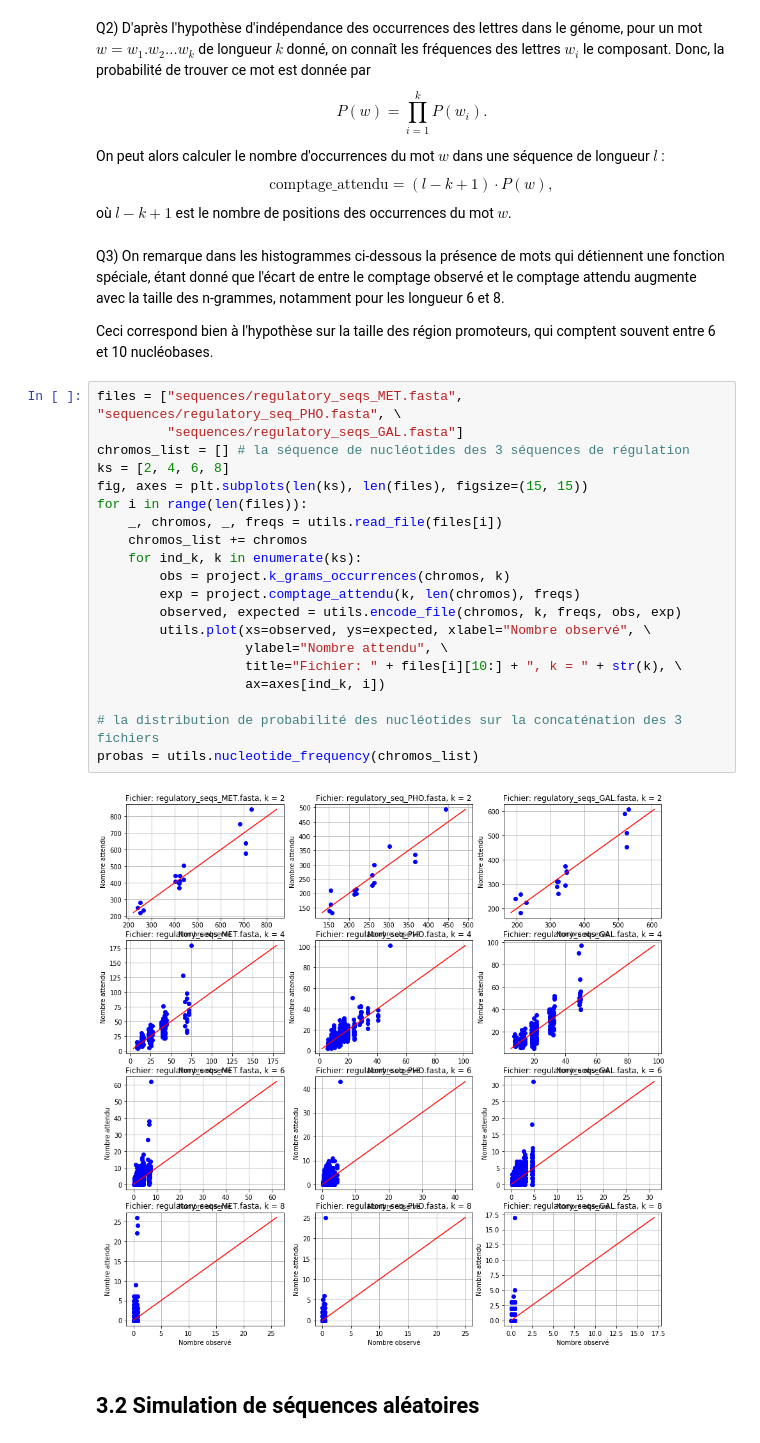
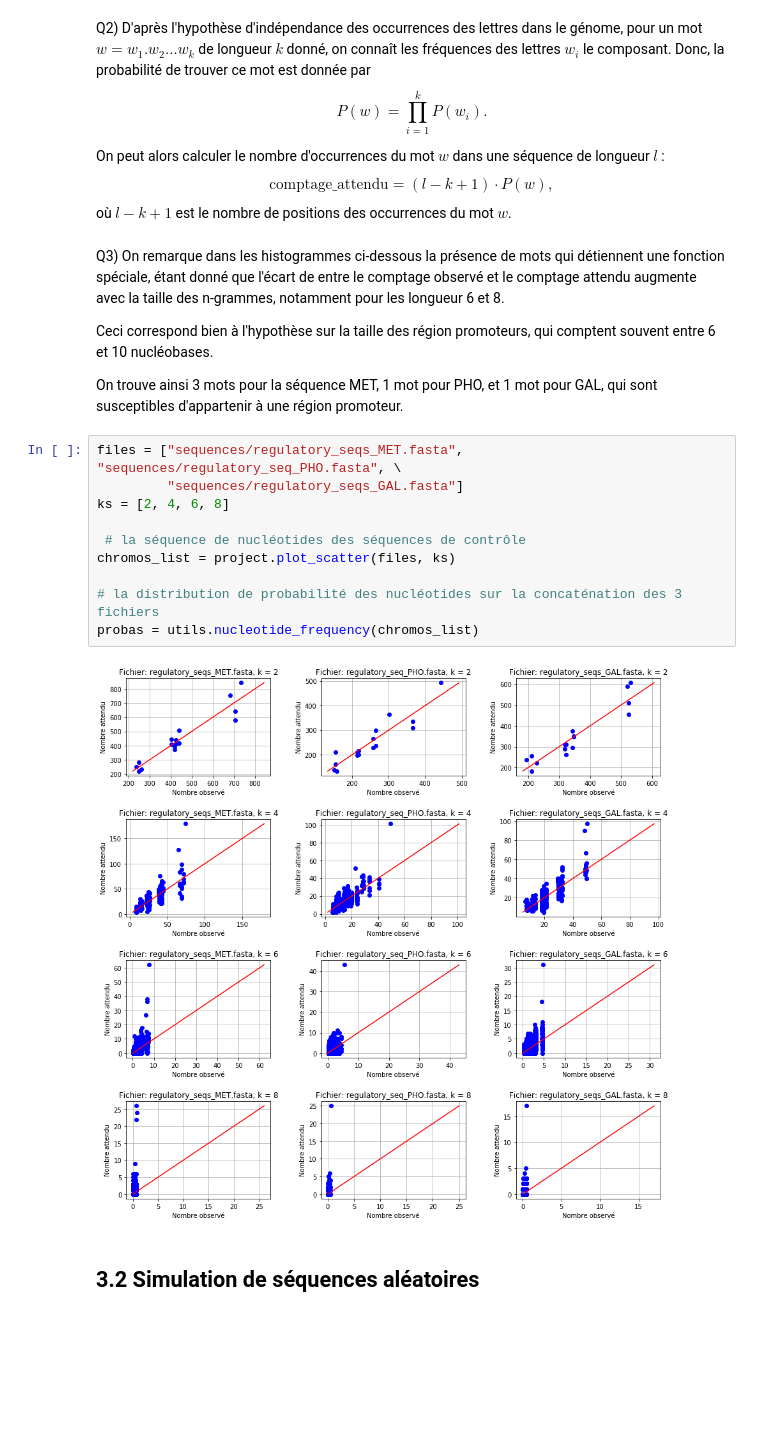
Before and after one commit to hanouticelina/promoter--regions, a Jupyter notebook: results.ipynb, the cells around one changed output. Saved outputs shown, nothing was run; the diff lists cells and outputs as text; blank space fills up the shorter version.

```diff
--- a/results.ipynb
+++ b/results.ipynb
@@ -41,28 +41,20 @@ où $l-k+1$ est le nombre de positions des occurrences du mot $w$.
 Q3) On remarque dans les histogrammes ci-dessous la présence de mots qui détiennent une fonction spéciale, étant donné que l'écart de entre le comptage observé et le comptage attendu augmente avec la taille des n-grammes, notamment pour les longueur 6 et 8.
 
 Ceci correspond bien à l'hypothèse sur la taille des région promoteurs, qui comptent souvent entre 6 et 10 nucléobases.
+
+On trouve ainsi 3 mots pour la séquence MET, 1 mot pour PHO, et 1 mot pour GAL, qui sont susceptibles d'appartenir à une région promoteur.
-# %%
-files = ["sequences/regulatory_seqs_MET.fasta", "sequences/regulatory_seq_PHO.fasta", \
-         "sequences/regulatory_seqs_GAL.fasta"]
-chromos_list = [] # la séquence de nucléotides des 3 séquences de régulation
-ks = [2, 4, 6, 8]
-fig, axes = plt.subplots(len(ks), len(files), figsize=(15, 15))
-for i in range(len(files)):
-    _, chromos, _, freqs = utils.read_file(files[i])
-    chromos_list += chromos
-    for ind_k, k in enumerate(ks):
-        obs = project.k_grams_occurrences(chromos, k)
-        exp = project.comptage_attendu(k, len(chromos), freqs)
-        observed, expected = utils.encode_file(chromos, k, freqs, obs, exp)
-        utils.plot(xs=observed, ys=expected, xlabel="Nombre observé", \
-                   ylabel="Nombre attendu", \
-                   title="Fichier: " + files[i][10:] + ", k = " + str(k), \
-                   ax=axes[ind_k, i])
-
-# la distribution de probabilité des nucléotides sur la concaténation des 3 fichiers
-probas = utils.nucleotide_frequency(chromos_list)
-# %% [output]
-[figure, removed]
+# %%
+files = ["sequences/regulatory_seqs_MET.fasta", "sequences/regulatory_seq_PHO.fasta", \
+         "sequences/regulatory_seqs_GAL.fasta"]
+ks = [2, 4, 6, 8]
+
+ # la séquence de nucléotides des séquences de contrôle
+chromos_list = project.plot_scatter(files, ks)
+
+# la distribution de probabilité des nucléotides sur la concaténation des 3 fichiers
+probas = utils.nucleotide_frequency(chromos_list)
+# %% [output]
+[figure, added]
 # %% [markdown]
 ## 3.2 Simulation de séquences aléatoires
 # %% [markdown]
```
Also changed, not shown: parts of 7 cells of this notebook, 1 other file.
